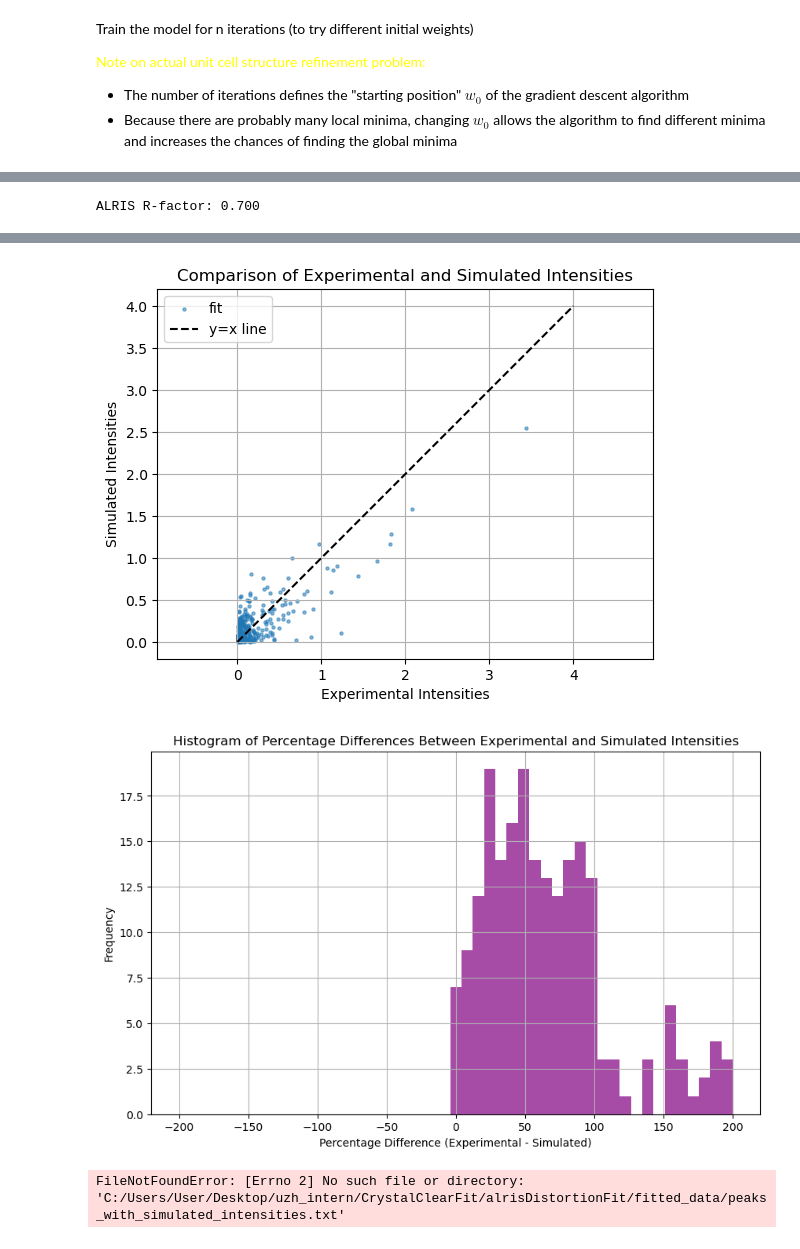
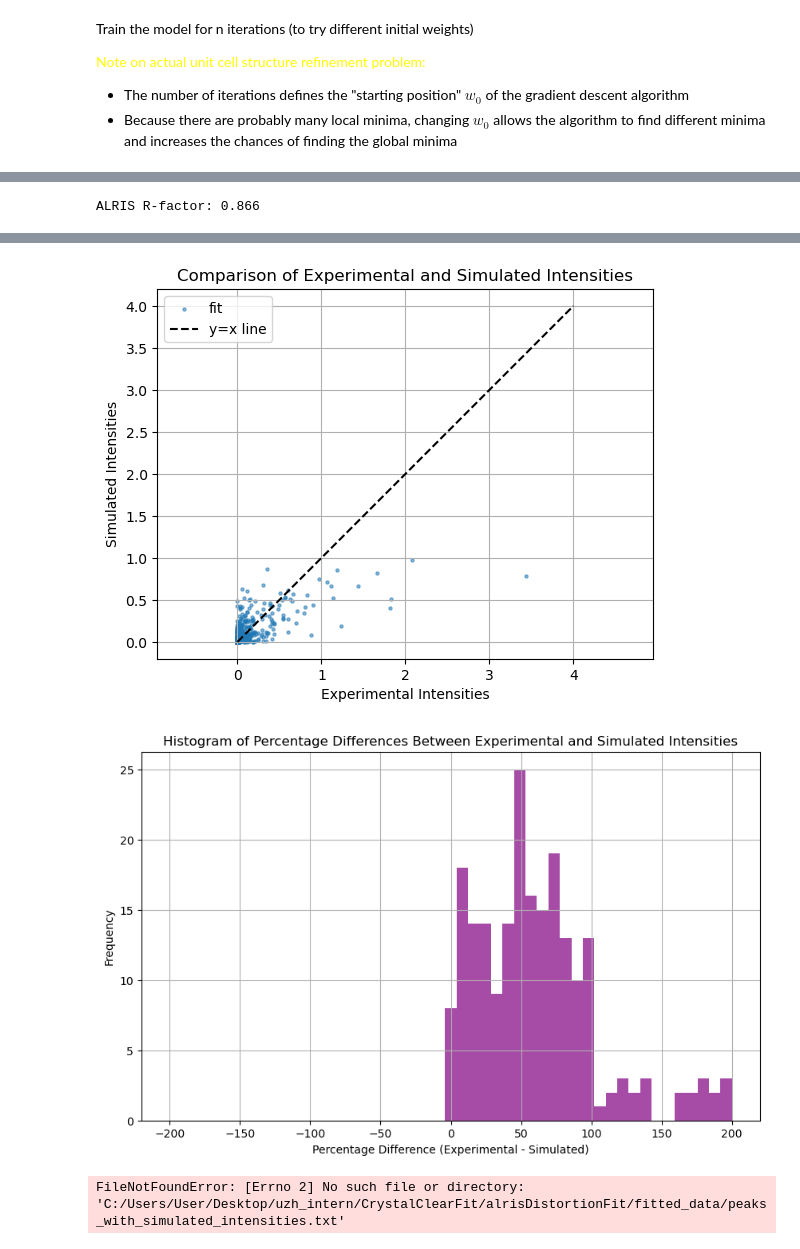
Before and after one commit to bleubreeymeow/alrisDistortionFit, a Jupyter notebook: PBCO/PBCO_1_3_inplane/P2/P2_gradient_descent.ipynb, the cells around one changed output, grey strips where cells are left out. Drawn from its saved outputs; the diff is of its cells as text; code cells hidden in the pictures.

```diff
--- a/PBCO/PBCO_1_3_inplane/P2/P2_gradient_descent.ipynb
+++ b/PBCO/PBCO_1_3_inplane/P2/P2_gradient_descent.ipynb
@@ -157,7 +165,7 @@ class FunAsLayer(tf.keras.layers.Layer):
 
     def call(self, inputs):
         # Apply tanh to ensure parameters stay within the [-1, 1] range then multiply by max_mode_amps so each parameter is scaled corresponding to the element in max_mode_amps
-        pretransform = tf.tanh(self.param)
+        pretransform = tf.tanh(self.param) * 0.1
         transformed_params = pretransform * self.max_mode_amps  # Scale parameters
 
         output = fun_tf(inputs, transformed_params , self.matrix)
@@ -191,15 +199,16 @@ class WeightedMeanSquaredError(tf.keras.losses.Loss):
         super(WeightedMeanSquaredError, self).__init__(reduction=reduction, name=name)
 
     def call(self, y_true, y_pred):
-        return tf.keras.losses.mean_squared_error(y_true, y_pred)
+        mse = tf.keras.losses.mean_squared_error(y_true, y_pred)
+        return mse
 
     def num_of_elements(self, sample_weight):
         return tf.size(sample_weight).numpy()
 
-    def __call__(self, y_true, y_pred, sample_weight):
+    def __call__(self, y_true, y_pred,sample_weight):
         #return super().__call__(y_true, y_pred, 1)
         # 1/n *  sum(weights * mse(y_p - y_t))
-        actual_loss = super().__call__(y_true, y_pred, sample_weight)
+        actual_loss = super().__call__(y_true, y_pred)
         num_of_el = tf.py_function(func=self.num_of_elements, inp = [sample_weight], Tout=tf.float32)
 
         # dividing by sum of all weights in this batch
@@ -339,17 +349,17 @@ min_loss = best_rf_overall
 print(f"min loss: {min_loss}")
 print(f"r_factor: {rf}")
 
-# Plotting the loss values
-plt.figure(figsize=(10, 6))
+# # Plotting the loss values
+# plt.figure(figsize=(10, 6))
 
-# Plot the loss values for each iteration
-for i, loss_values in enumerate(all_losses):
-    plt.plot(loss_values, label=f'Iteration {i+1}')
+# # Plot the loss values for each iteration
+# for i, loss_values in enumerate(all_losses):
+#     plt.plot(loss_values, label=f'Iteration {i+1}')
 
-plt.title('Loss vs Epochs')
-plt.xlabel('Epochs')
-plt.ylabel('Loss')
-# plt.legend()
-plt.grid(True)
-plt.show()
+# plt.title('Loss vs Epochs')
+# plt.xlabel('Epochs')
+# plt.ylabel('Loss')
+# # plt.legend()
+# plt.grid(True)
+# plt.show()
 # %% [output]
@@ -436,7 +445,7 @@ def plot_plane_sim_vs_exp_DIM2(ax, df,r_factor, norm_plane=False):
 
 def plot_plane_sim_vs_exp_DIM3(ax, df, r_factor, l, norm_plane=False):
     exp_data_0 = df.loc[df['l'] == l].copy()
-    if norm_plane:
+    if norm_plane == True:
         exp_data_0['intensity_exp'] = exp_data_0['intensity_exp'] / np.sum(exp_data_0['intensity_exp']) * 60
 
     ax.scatter(exp_data_0['h'], exp_data_0['k'],
@@ -445,12 +454,20 @@ def plot_plane_sim_vs_exp_DIM3(ax, df, r_factor, l, norm_plane=False):
     ax.scatter(exp_data_0['h'] , exp_data_0['k'] , s=np.log10(exp_data_0['intensity_exp'] + 1)* 500 , color='blue', edgecolor="black",
             label='Exp', marker=MarkerStyle("o", fillstyle="right"))
 
+    # ax.scatter(exp_data_0['h'], exp_data_0['k'],
+    #         s=exp_data_0['intensity_sim'] * 30, color='red', edgecolor="black",
+    #         label='Sim', marker=MarkerStyle("o", fillstyle="left"))
+    # ax.scatter(exp_data_0['h'] , exp_data_0['k'] , s=exp_data_0['intensity_exp'] * 30, color='blue', edgecolor="black",
+    #         label='Exp', marker=MarkerStyle("o", fillstyle="right"))
+
     ax.set_xlabel(f"h in (h, k, {l}) [r.l.u.]")
     ax.set_ylabel(f"k in (h, k, {l}) [r.l.u.]")
     ax.set_title(f"HK plane for L = {l} (logged) , r-factor: {r_factor:.3f}")
     ax.legend()
 # %%
-exp_data = pd.read_csv('C:/Users/User/Desktop/uzh_intern/alrisDistortionFit/PBCO/PBCO_1_3/raw_data/1_3_combined_peaks_300K_no0.csv')
+# exp_data = pd.read_csv('C:/Users/User/Desktop/uzh_intern/alrisDistortionFit/PBCO/PBCO_1_3/raw_data/1_3_combined_peaks_300K_no0.csv')
+exp_data = pd.read_csv('C:/Users/User/Desktop/uzh_intern/alrisDistortionFit/PBCO/PBCO_1_3/raw_data/1_3_combined_peaks_300K.csv')
+
 exp_data['intensity_sim'] = fun_tf(features, best_model_pars, matrix).numpy()
 r_factor = alris_r_factor(exp_data)
 print(f"ALRIS R-factor: {r_factor:.3f}")
@@ -497,4 +514,4 @@ plt.ylabel('Frequency')
 plt.grid(True)
 plt.show()
 # %% [output]
-ALRIS R-factor: 0.700
+ALRIS R-factor: 0.866
@@ -502,5 +519,5 @@ ALRIS R-factor: 0.700
-[figure, old version]
+[figure, new version]
-[figure, old version]
+[figure, new version]
 # %%
 #save the experiment data with simulated intensities
 exp_data.to_csv('C:/Users/User/Desktop/uzh_intern/CrystalClearFit/alrisDistortionFit/PBCO/fitted_data/peaks_with_simulated_intensities.txt', index=False)
```
Also changed, not shown: parts of 7 cells of this notebook, 5 other files.
